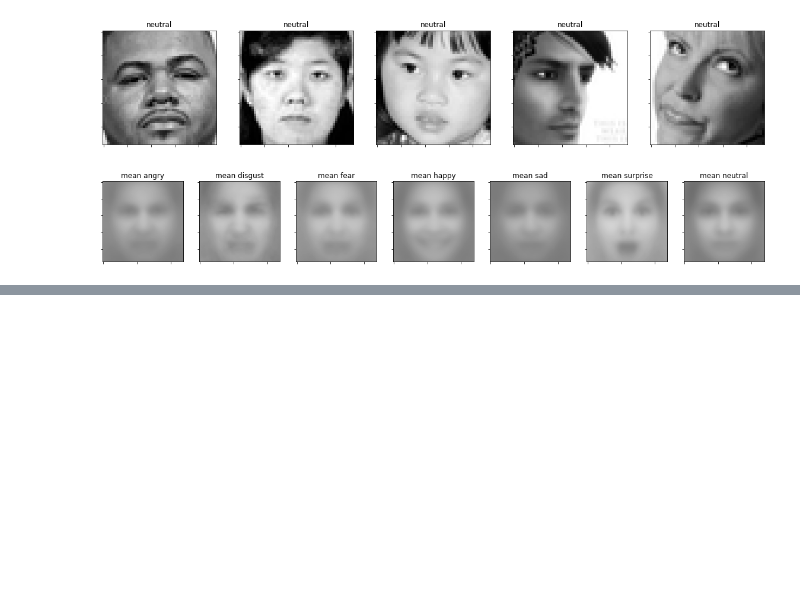
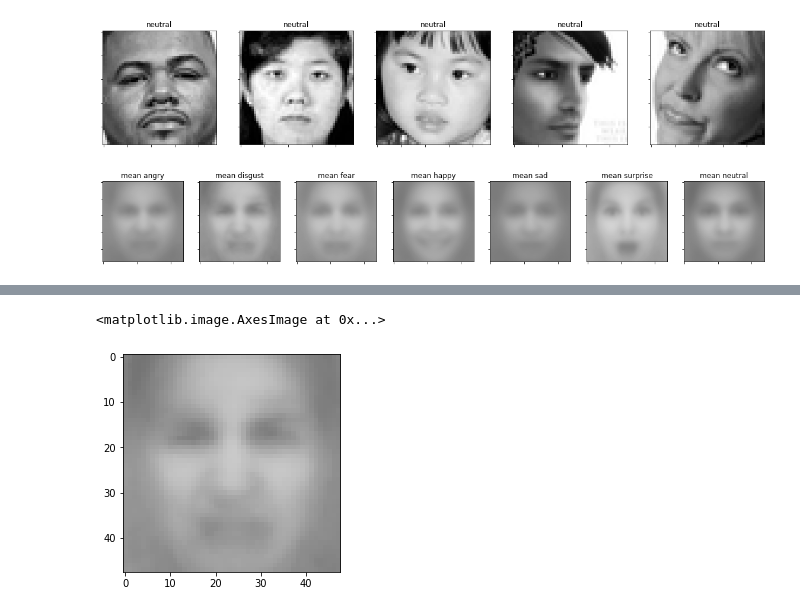
Before and after one commit to jiuntian/partner_face_emotion_recognition, a Jupyter notebook: visual_fer2013.ipynb, the cells around one changed output, grey strips where cells are left out. Drawn from its saved outputs; the diff is of its cells as text; code cells hidden in the pictures; blank space fills up the shorter version.

```diff
--- a/visual_fer2013.ipynb
+++ b/visual_fer2013.ipynb
@@ -175,0 +183,7 @@ for i in range(len(axs)):
+# %%
+mean_disgust_arr = img_arr[img_label==1]
+mean_disgust = np.mean(mean_disgust_arr, axis=0).reshape(size)
+plt.imshow(mean_disgust, vmin=0, vmax=255, cmap='Greys_r')
+# %% [output]
+<matplotlib.image.AxesImage at 0x...>
+[figure, added]
```
Also changed, not shown: parts of 4 cells of this notebook.
